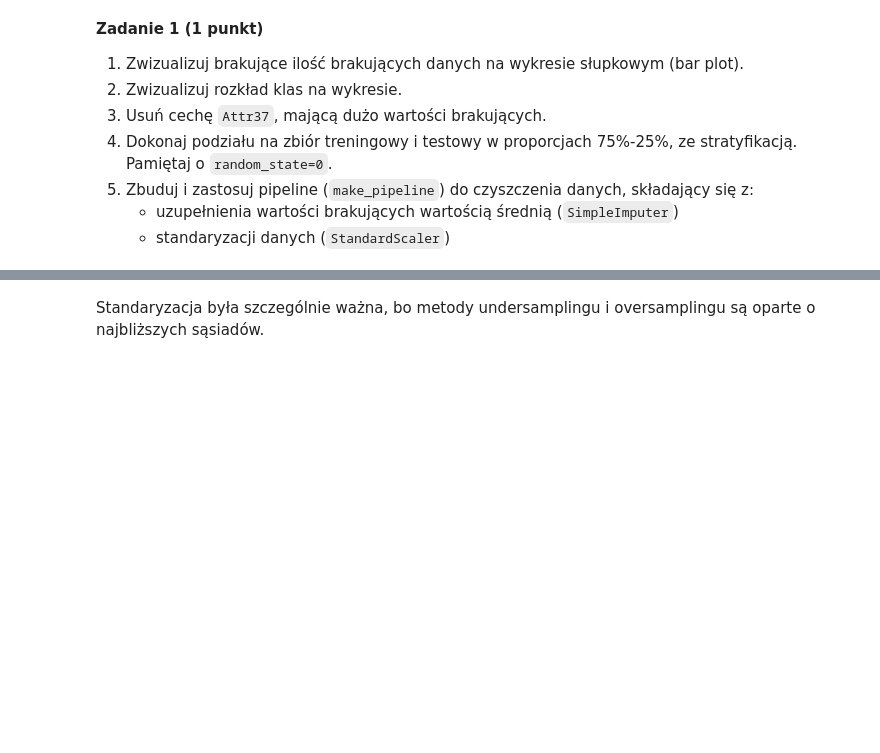
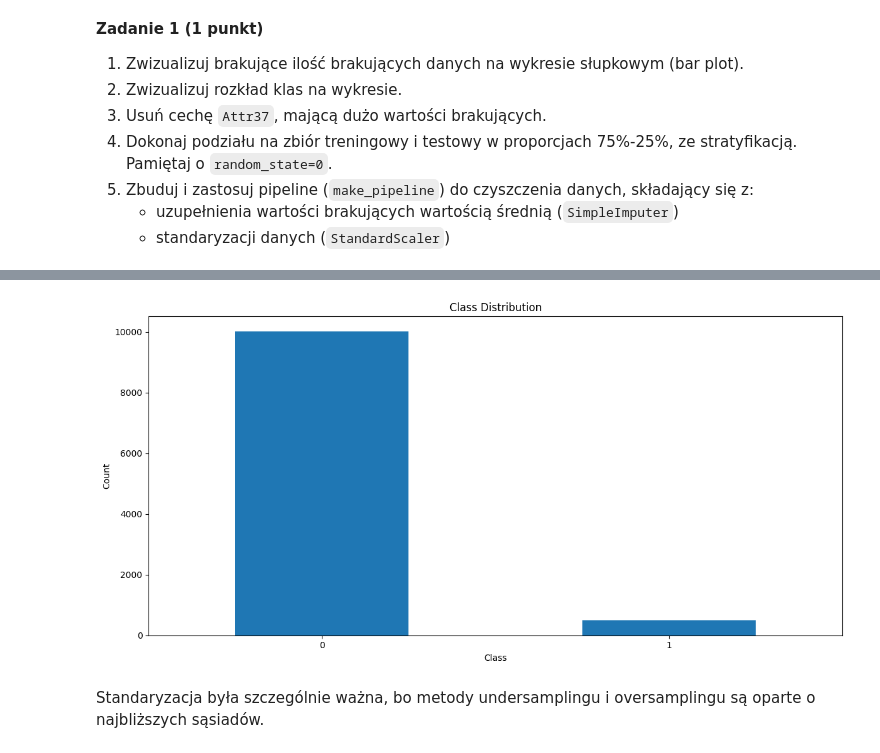
Before and after one commit to farodoc/podstawy-uczenia-maszynowego-24-25, a Jupyter notebook: lab5/notebook.ipynb, the cells around one changed output, grey strips where cells are left out. Cells and saved outputs as stored; diff of their text form; code cells hidden in the pictures; blank space fills up the shorter version.

```diff
--- a/lab5/notebook.ipynb
+++ b/lab5/notebook.ipynb
@@ -42,0 +58,12 @@ df.head()
+# %%
+#2
+plt.figure(figsize=(12, 6))
+y.value_counts().plot(kind='bar')
+plt.title('Class Distribution')
+plt.xlabel('Class')
+plt.ylabel('Count')
+plt.xticks(rotation=0)
+plt.tight_layout()
+plt.show()
+# %% [output]
+[figure, added]
```
Also changed, not shown: parts of 42 cells of this notebook.
